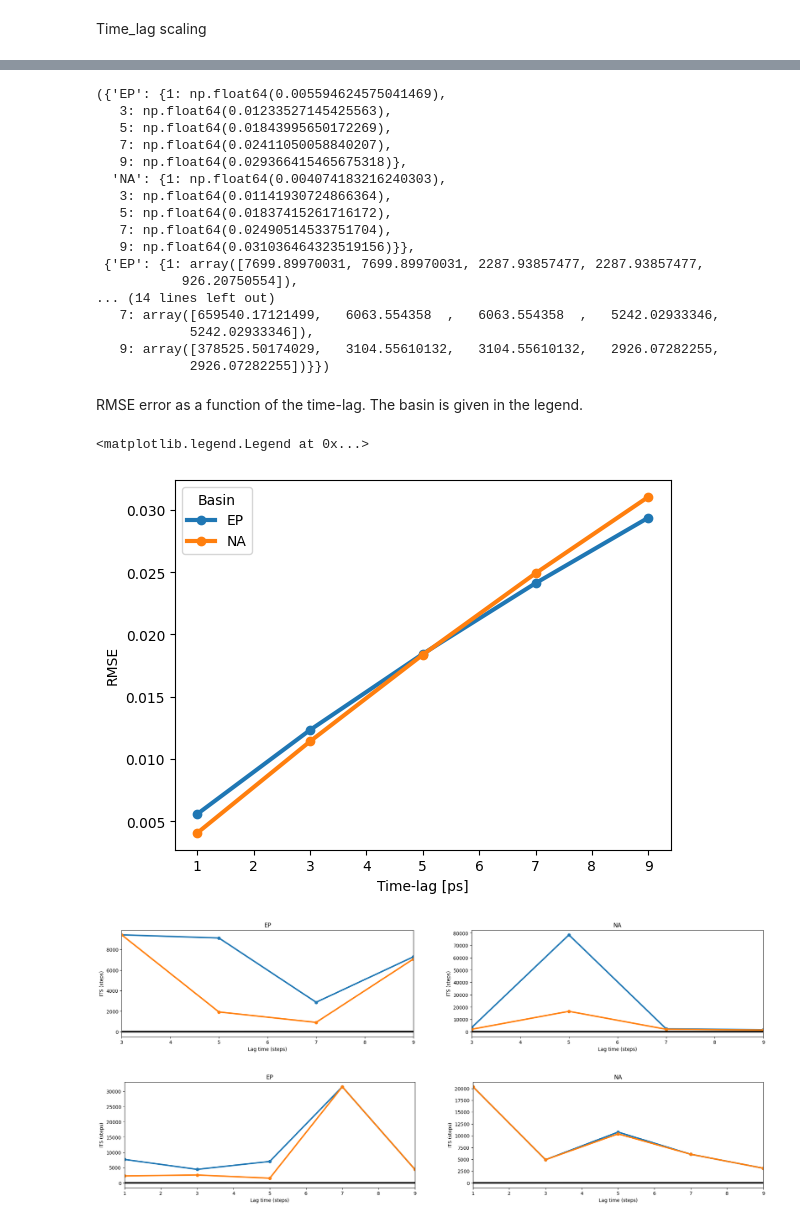
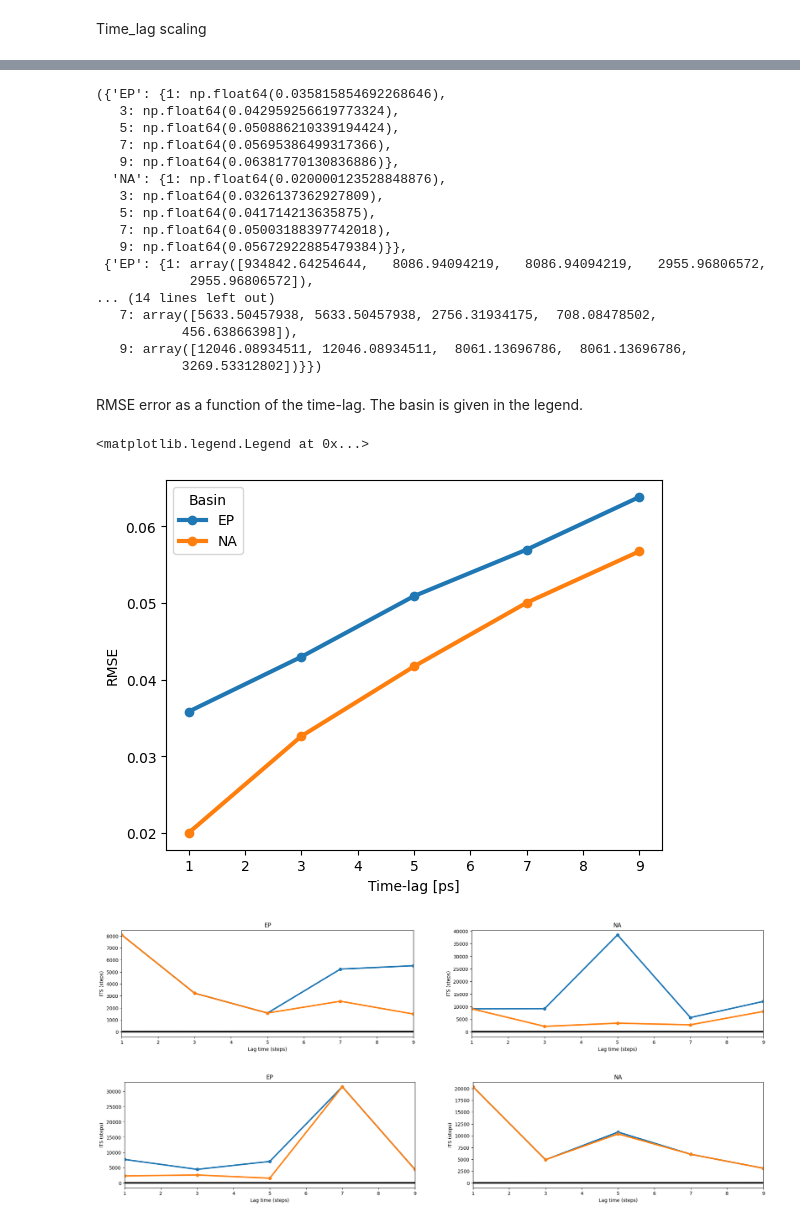
Before and after one commit to ejbrun/koopman_learning_tropical_cyclone, a Jupyter notebook: examples/koopman_kernel_for_TC_spectral_consistency_analysis.ipynb, the cells around one changed output, grey strips where cells are left out. Drawn from its saved outputs; the diff is of its cells as text; code cells hidden in the pictures.

Commit message:
update notebook, spectral consistency scaling tc_tracks

```diff
--- a/examples/koopman_kernel_for_TC_spectral_consistency_analysis.ipynb
+++ b/examples/koopman_kernel_for_TC_spectral_consistency_analysis.ipynb
@@ -177,5 +177,3 @@ We compare spectral signatures for different basins and time frequencies of the
 print(f"Basins are given by {BASINS}.")
 # %% [output]
 Basins are given by ['EP', 'NA', 'NI', 'SI', 'SP', 'WP', 'SA'].
-# %%
-tc_tracks = tc_tracks_dict["EP"]
@@ -202,7 +180,2 @@ Data variables:
 # %%
 feature_list = ['lat', 'lon', 'max_sustained_wind', 'radius_max_wind', 'radius_oci', 'central_pressure', 'environmental_pressure']
-# %%
-tc_tracks_train, tc_tracks_test = train_test_split(tc_tracks.data, test_size=0.1)
-tensor_context_train = context_dataset_from_TCTracks(
-    tc_tracks_train, feature_list=feature_list, context_length=context_length, time_lag=time_lag,
-)
@@ -352,20 +332,20 @@ Number of tracks: 393
 # %% [markdown]
 Slide_by scaling
 # %%
-error_d = {}
-tscale_d = {}
+# error_d = {}
+# tscale_d = {}
 
-context_length = 11
-slide_bys = range(1, 6)
-# slide_bys = range(1, 10, 2)
-# slide_bys = range(1, 30, 5)
-# slide_bys = [1, 5, 10]
+# context_length = 11
+# slide_bys = range(1, 6)
+# # slide_bys = range(1, 10, 2)
+# # slide_bys = range(1, 30, 5)
+# # slide_bys = [1, 5, 10]
 
-for basin in basins:
-    # e_d, ts_d = slide_by_scaling(basin, time_step_h, slide_bys, context_length=context_length)
-    e_d, ts_d = slide_by_scaling(tc_tracks_dict[basin], slide_bys=slide_by, context_length=context_length)
-    error_d[basin] = e_d
-    tscale_d[basin] = ts_d
+# for basin in basins:
+#     # e_d, ts_d = slide_by_scaling(basin, time_step_h, slide_bys, context_length=context_length)
+#     e_d, ts_d = slide_by_scaling(tc_tracks_dict[basin], slide_bys=slide_by, context_length=context_length)
+#     error_d[basin] = e_d
+#     tscale_d[basin] = ts_d
 
 
-time_lags = slide_bys
+# time_lags = slide_bys
@@ -394,23 +390,23 @@ Train with time_lag 1.
 # %%
 error_d, tscale_d
 # %% [output]
-({'EP': {1: np.float64(0.005594624575041469),
-   3: np.float64(0.01233527145425563),
-   5: np.float64(0.01843995650172269),
-   7: np.float64(0.02411050058840207),
-   9: np.float64(0.029366415465675318)},
-  'NA': {1: np.float64(0.004074183216240303),
-   3: np.float64(0.01141930724866364),
-   5: np.float64(0.01837415261716172),
-   7: np.float64(0.02490514533751704),
-   9: np.float64(0.031036464323519156)}},
- {'EP': {1: array([7699.89970031, 7699.89970031, 2287.93857477, 2287.93857477,
-           926.20750554]),
+({'EP': {1: np.float64(0.035815854692268646),
+   3: np.float64(0.042959256619773324),
+   5: np.float64(0.050886210339194424),
+   7: np.float64(0.05695386499317366),
+   9: np.float64(0.06381770130836886)},
+  'NA': {1: np.float64(0.020000123528848876),
+   3: np.float64(0.0326137362927809),
+   5: np.float64(0.041714213635875),
+   7: np.float64(0.05003188397742018),
+   9: np.float64(0.05672922885479384)}},
+ {'EP': {1: array([934842.64254644,   8086.94094219,   8086.94094219,   2955.96806572,
+            2955.96806572]),
 ... (14 lines left out)
-   7: array([659540.17121499,   6063.554358  ,   6063.554358  ,   5242.02933346,
-            5242.02933346]),
-   9: array([378525.50174029,   3104.55610132,   3104.55610132,   2926.07282255,
-            2926.07282255])}})
+   7: array([5633.50457938, 5633.50457938, 2756.31934175,  708.08478502,
+           456.63866398]),
+   9: array([12046.08934511, 12046.08934511,  8061.13696786,  8061.13696786,
+           3269.53312802])}})
 # %% [markdown]
 RMSE error as a function of the time-lag. The basin is given in the legend.
 # %%
@@ -425,34 +421,34 @@ ax.set_ylabel("RMSE")
 ax.legend(title="Basin")
 # %% [output]
 <matplotlib.legend.Legend at 0x...>
-[figure, old version]
+[figure, new version]
 # %%
 from itertools import product
 # %%
 fig, ax = plt.subplots(ncols=len(basins), figsize=(9, 4.5))
 fig.set_size_inches(24, 4)
 
 basin = basins[1]
-start_idx = 1
+start_idx = 0
 
 for idx, basin in enumerate(basins):
 
     # ax[idx].plot(time_lags[start_idx:], [tscale[0] for tscale in tscale_d[basin].values()][start_idx:], lw=3, marker='o')
     ax[idx].plot(time_lags[start_idx:], [tscale[1] for tscale in tscale_d[basin].values()][start_idx:], lw=3, marker='o')
     ax[idx].plot(time_lags[start_idx:], [tscale[2] for tscale in tscale_d[basin].values()][start_idx:], lw=3, marker='o')
     # ax[idx].plot(time_lags[start_idx:], [tscale[3] for tscale in tscale_d[basin].values()], lw=3, marker='o')
 
     ax[idx].plot(time_lags[start_idx:], time_lags[start_idx:], lw=3, c='k')
     ax[idx].plot(time_lags[start_idx:], time_lags[start_idx:], lw=3, c='k')
 
     ax[idx].set_xlabel("Lag time (steps)")
     ax[idx].set_ylabel("ITS (steps)")
     ax[idx].set_title(basin)
     ax[idx].margins(x=0)
     # ax[idx].set_xscale("log")
     # ax[idx].set_yscale("log")
 # %% [output]
-[figure, old version]
+[figure, new version]
 # %%
 fig, ax = plt.subplots(ncols=len(basins), figsize=(9, 4.5))
 fig.set_size_inches(24, 4)
```
Also changed, not shown: parts of 6 cells of this notebook.
